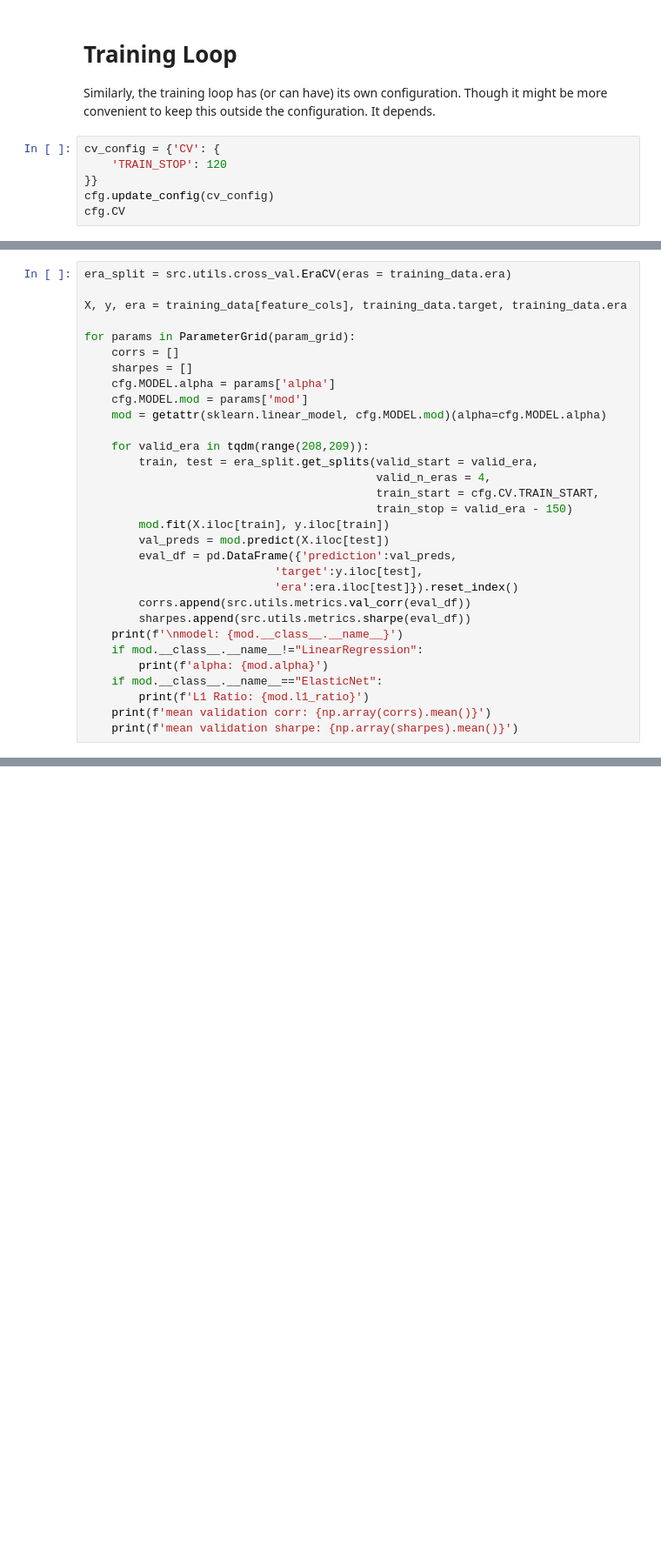
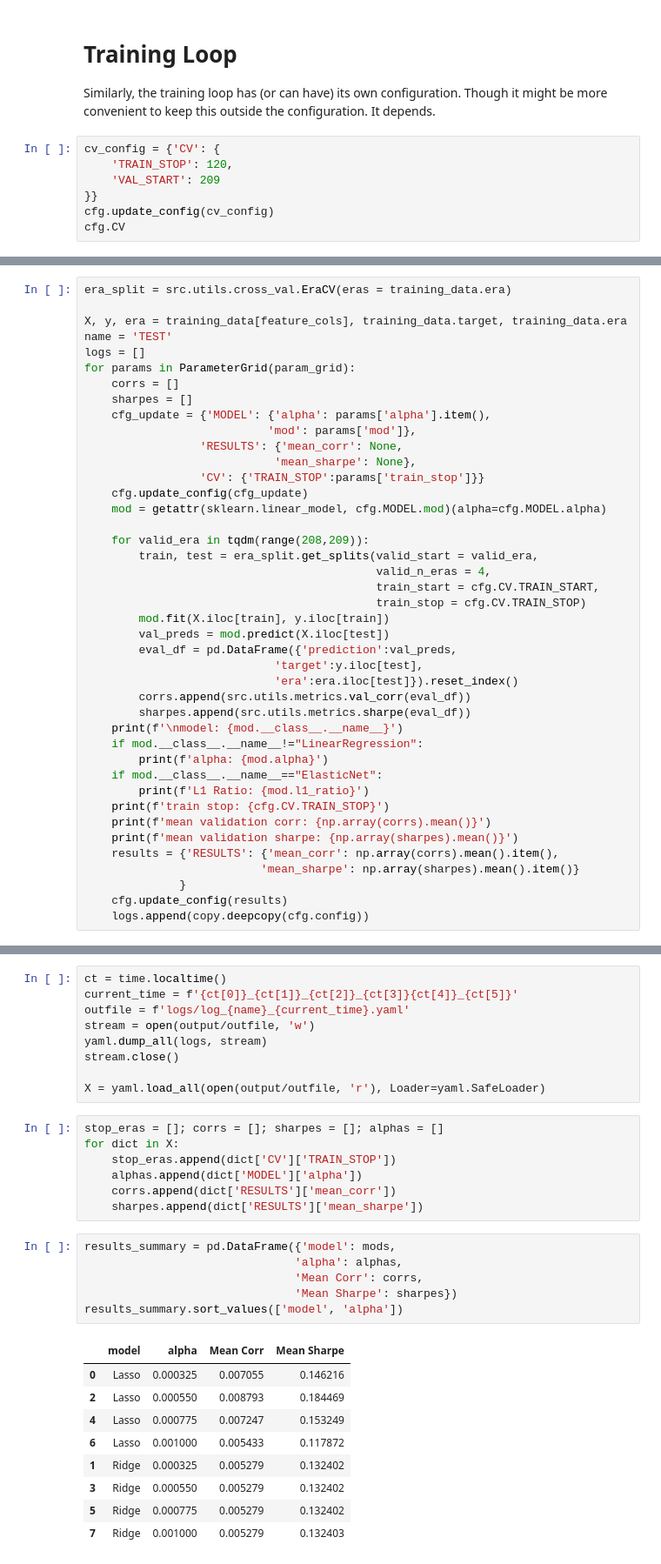
Before and after one commit to djliden/numerai_utils, a Jupyter notebook: notebooks/Template.ipynb, the cells around one changed output, grey strips where cells are left out. Shown at 87% size. Cells and saved outputs as stored; diff of their text form; blank space fills up the shorter version.

```diff
--- a/notebooks/Template.ipynb
+++ b/notebooks/Template.ipynb
@@ -101,7 +114,8 @@ mod = getattr(sklearn.linear_model, cfg.MODEL.mod)(alpha=cfg.MODEL.alpha)
 Similarly, the training loop has (or can have) its own configuration. Though it might be more convenient to keep this outside the configuration. It depends.
 # %%
 cv_config = {'CV': {
-    'TRAIN_STOP': 120
+    'TRAIN_STOP': 120,
+    'VAL_START': 209
 }}
 cfg.update_config(cv_config)
 cfg.CV
@@ -124,19 +139,24 @@ param_grid = {
 era_split = src.utils.cross_val.EraCV(eras = training_data.era)
 
 X, y, era = training_data[feature_cols], training_data.target, training_data.era
-
+name = 'TEST'
+logs = []
 for params in ParameterGrid(param_grid):
     corrs = []
     sharpes = []
-    cfg.MODEL.alpha = params['alpha']
-    cfg.MODEL.mod = params['mod']
+    cfg_update = {'MODEL': {'alpha': params['alpha'].item(),
+                           'mod': params['mod']},
+                 'RESULTS': {'mean_corr': None,
+                            'mean_sharpe': None},
+                 'CV': {'TRAIN_STOP':params['train_stop']}}
+    cfg.update_config(cfg_update)
     mod = getattr(sklearn.linear_model, cfg.MODEL.mod)(alpha=cfg.MODEL.alpha)
 
     for valid_era in tqdm(range(208,209)):
         train, test = era_split.get_splits(valid_start = valid_era,
                                            valid_n_eras = 4,
                                            train_start = cfg.CV.TRAIN_START,
-                                           train_stop = valid_era - 150)
+                                           train_stop = cfg.CV.TRAIN_STOP)
         mod.fit(X.iloc[train], y.iloc[train])
         val_preds = mod.predict(X.iloc[test])
         eval_df = pd.DataFrame({'prediction':val_preds,
@@ -149,8 +169,14 @@ for params in ParameterGrid(param_grid):
         print(f'alpha: {mod.alpha}')
     if mod.__class__.__name__=="ElasticNet":
         print(f'L1 Ratio: {mod.l1_ratio}')
+    print(f'train stop: {cfg.CV.TRAIN_STOP}')
     print(f'mean validation corr: {np.array(corrs).mean()}')
     print(f'mean validation sharpe: {np.array(sharpes).mean()}')
+    results = {'RESULTS': {'mean_corr': np.array(corrs).mean().item(),
+                          'mean_sharpe': np.array(sharpes).mean().item()}
+              }
+    cfg.update_config(results)
+    logs.append(copy.deepcopy(cfg.config))
 # %% [output]
 model: Lasso
 alpha: 0.0001
@@ -214,0 +245,32 @@ mod: Ridge
+# %%
+ct = time.localtime()
+current_time = f'{ct[0]}_{ct[1]}_{ct[2]}_{ct[3]}{ct[4]}_{ct[5]}'
+outfile = f'logs/log_{name}_{current_time}.yaml'
+stream = open(output/outfile, 'w')
+yaml.dump_all(logs, stream)
+stream.close()
+
+X = yaml.load_all(open(output/outfile, 'r'), Loader=yaml.SafeLoader)
+# %%
+stop_eras = []; corrs = []; sharpes = []; alphas = []
+for dict in X:
+    stop_eras.append(dict['CV']['TRAIN_STOP'])
+    alphas.append(dict['MODEL']['alpha'])
+    corrs.append(dict['RESULTS']['mean_corr'])
+    sharpes.append(dict['RESULTS']['mean_sharpe'])
+# %%
+results_summary = pd.DataFrame({'model': mods,
+                               'alpha': alphas,
+                               'Mean Corr': corrs,
+                               'Mean Sharpe': sharpes})
+results_summary.sort_values(['model', 'alpha'])
+# %% [output]
+|  | model | alpha | Mean Corr | Mean Sharpe |
+| 0 | Lasso | 0.000325 | 0.007055 | 0.146216 |
+| 2 | Lasso | 0.000550 | 0.008793 | 0.184469 |
+| 4 | Lasso | 0.000775 | 0.007247 | 0.153249 |
+| 6 | Lasso | 0.001000 | 0.005433 | 0.117872 |
+| 1 | Ridge | 0.000325 | 0.005279 | 0.132402 |
+| 3 | Ridge | 0.000550 | 0.005279 | 0.132402 |
+| 5 | Ridge | 0.000775 | 0.005279 | 0.132402 |
+| 7 | Ridge | 0.001000 | 0.005279 | 0.132403 |
```
Also changed, not shown: parts of 9 cells of this notebook, 1 other file.
